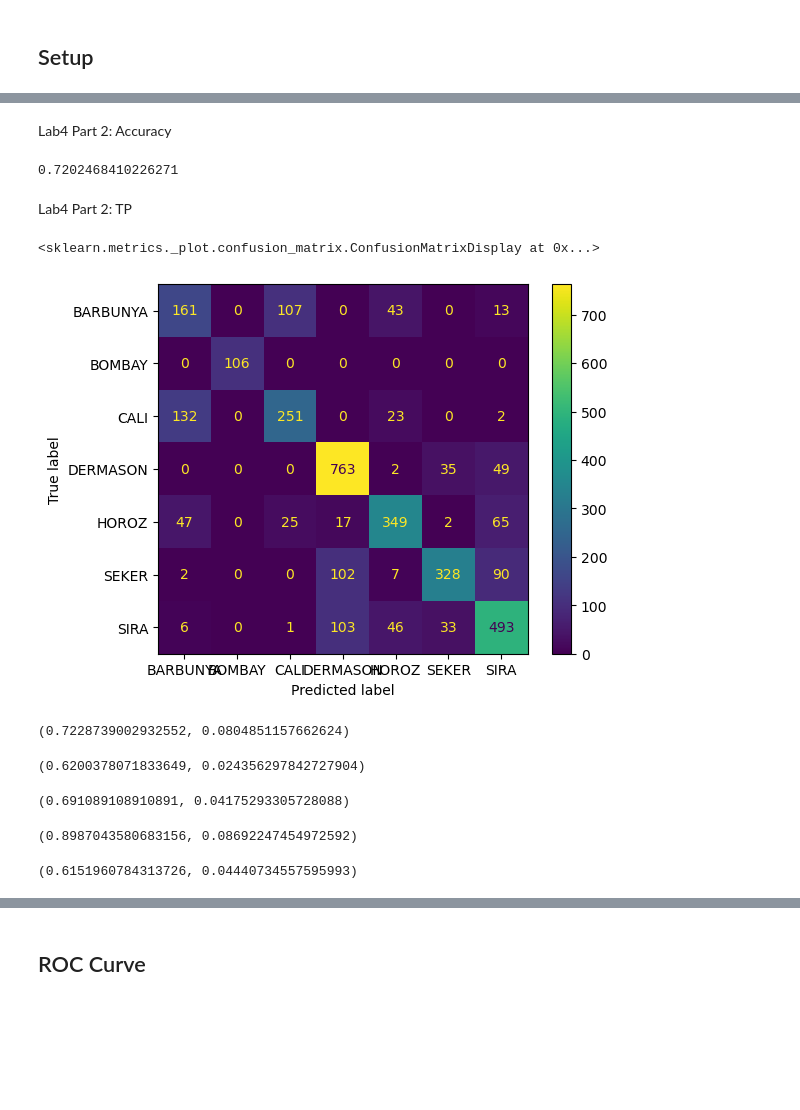
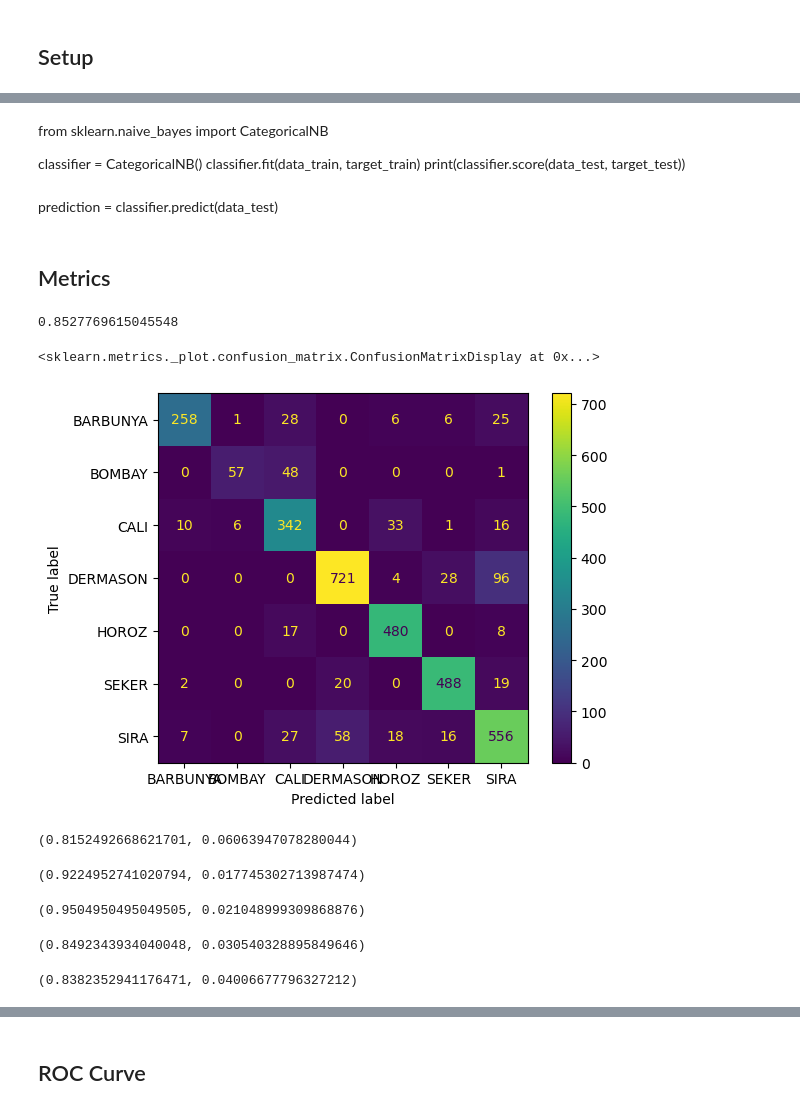
Before and after one commit to gd55hw/F20DL_DMML_Portfolio, a Jupyter notebook: F20DL_Lab5.ipynb, the cells around one changed output, grey strips where cells are left out. Drawn from its saved outputs; the diff is of its cells as text; code cells hidden in the pictures; blank space fills up the shorter version.

Commit message:
Lab 5 - Add Multinomial, Bernoulli and Categorical Naive Bayes classifiers

```diff
--- a/F20DL_Lab5.ipynb
+++ b/F20DL_Lab5.ipynb
@@ -67,3 +26,3 @@ Accuracy: 0.727
 # %%
-ds0 = ds[ds.columns.difference(["Class"])]    # Original dataset without 'Class' attribute
+data = ds[ds.columns.difference(["Class"])]    # Original dataset without 'Class' attribute
 target = ds["Class"]
@@ -82,0 +33,15 @@ knn.score(data_test0, target_test0)   # Original dataset
+# %%
+from sklearn.preprocessing import KBinsDiscretizer
+disc = KBinsDiscretizer(n_bins=5, strategy = "quantile", encode = "ordinal")
+dmnb = disc.fit_transform(data)
+# %%
+from sklearn.model_selection import train_test_split
+
+data_train, data_test, target_train, target_test = train_test_split(dmnb, target, random_state=6)    # Original
+# %%
+from sklearn.naive_bayes import MultinomialNB
+
+classifier = MultinomialNB(alpha=1.0, class_prior=None)
+classifier.fit(data_train, target_train)
+prediction = classifier.predict(data_test)
+classifier.score(data_test, target_test)   # Original dataset
@@ -83,28 +122,28 @@ knn.score(data_test0, target_test0)   # Original dataset
+# %% [markdown]
+from sklearn.naive_bayes import CategoricalNB
+
+classifier = CategoricalNB()
+classifier.fit(data_train, target_train)
+print(classifier.score(data_test, target_test))
+# %% [markdown]
+prediction = classifier.predict(data_test)
 # %% [markdown]
-Lab4 Part 2:
-Accuracy
+## Metrics
 # %%
 from sklearn.metrics import accuracy_score
-accuracy_score(target_test0, prediction)
+accuracy_score(target_test, prediction)
 # %% [output]
-0.7202468410226271
+0.8527769615045548
-# %% [markdown]
-Lab4 Part 2:
-TP
 # %%
 from sklearn.metrics import confusion_matrix
 from sklearn.metrics import ConfusionMatrixDisplay
-cm = confusion_matrix(target_test0, prediction, labels=knn.classes_)
+cm = confusion_matrix(target_test, prediction, labels=classifier.classes_)
 
-knn.fit(data_train0, target_train0)
-prediction = knn.predict(data_test0)
-knn.score(data_test0, target_test0)   # Original dataset
-
-disp = ConfusionMatrixDisplay(confusion_matrix=cm, display_labels=knn.classes_)
+disp = ConfusionMatrixDisplay(confusion_matrix=cm, display_labels=classifier.classes_)
 disp.plot()
 # %% [output]
 <sklearn.metrics._plot.confusion_matrix.ConfusionMatrixDisplay at 0x...>
-[figure, old version]
+[figure, new version]
 # %%
 FP = cm.sum(axis=0) - np.diag(cm)
 FN = cm.sum(axis=1) - np.diag(cm)
@@ -126,7 +165,7 @@ siraFPR = fp/(fp+tn)
 
 (siraTPR, siraFPR)
 # %% [output]
-(0.7228739002932552, 0.0804851157662624)
+(0.8152492668621701, 0.06063947078280044)
 # %%
 # For SEKER
 fpSek = FP[5]
@@ -141,7 +180,7 @@ sekerFPR = fpSek/(fpSek+tnSek)
 
 (sekerTPR, sekerFPR)
 # %% [output]
-(0.6200378071833649, 0.024356297842727904)
+(0.9224952741020794, 0.017745302713987474)
 # %%
 # For HOROZ
 fpHor = FP[4]
@@ -156,7 +195,7 @@ horozFPR = fpHor/(fpHor+tnHor)
 
 (horozTPR, horozFPR)
 # %% [output]
-(0.691089108910891, 0.04175293305728088)
+(0.9504950495049505, 0.021048999309868876)
 # %%
 # For DERMASON
 fpDer = FP[3]
@@ -171,7 +210,7 @@ dermasonFPR = fpDer/(fpDer+tnDer)
 
 (dermasonTPR, dermasonFPR)
 # %% [output]
-(0.8987043580683156, 0.08692247454972592)
+(0.8492343934040048, 0.030540328895849646)
 # %%
 # For CALI
 fpCal = FP[2]
@@ -186,7 +225,7 @@ caliFPR = fpCal/(fpCal+tnCal)
 
 (caliTPR, caliFPR)
 # %% [output]
-(0.6151960784313726, 0.04440734557595993)
+(0.8382352941176471, 0.04006677796327212)
 # %%
 # For BOMBAY
 fpBom = FP[1]
```
Also changed, not shown: parts of 44 cells of this notebook.
